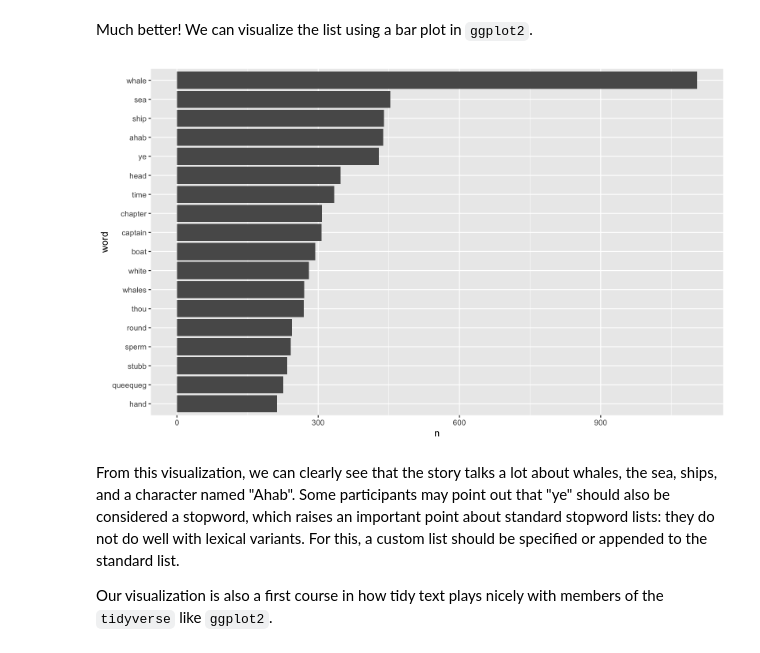
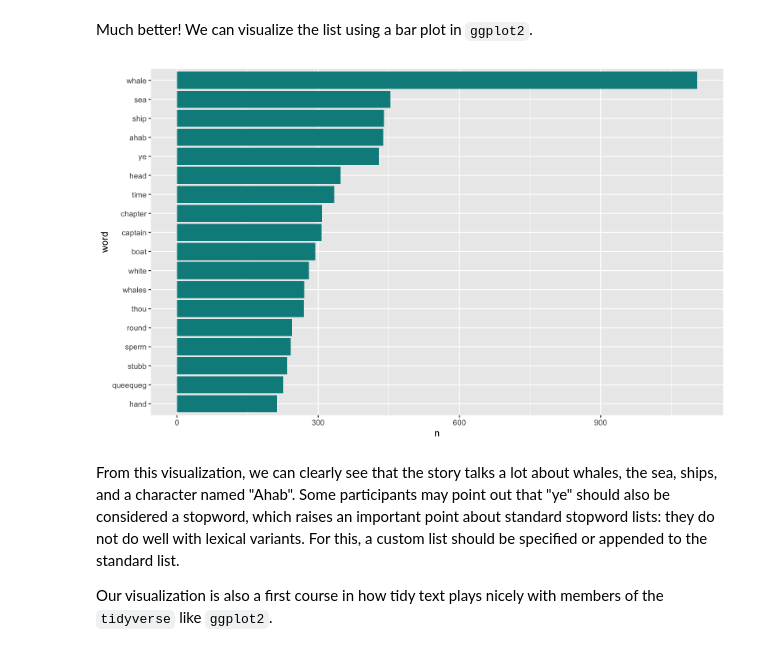
Before and after one commit to jerrybonnell/dhri-workshop-2022, a Jupyter notebook: jupyter/dhri2022_text_mining.ipynb, the cells around one changed output. Drawn from its saved outputs; the diff is of its cells as text; code cells hidden in the pictures.

```diff
--- a/jupyter/dhri2022_text_mining.ipynb
+++ b/jupyter/dhri2022_text_mining.ipynb
@@ -467,12 +474,12 @@ Much better! We can visualize the list using a bar plot in `ggplot2`.
 # %%
 tidy_moby_dick_stopworded %>%
   count(word, sort = TRUE) %>%
   filter(n > 200) %>%
   mutate(word = reorder(word, n)) %>%
-  ggplot() +
-  geom_bar(aes(x=n, y=word), stat="identity")
+  ggplot(aes(x=n, y=word)) +
+  geom_bar(stat="identity", fill = "darkcyan")
 # %% [output]
-[figure, old version]
+[figure, new version]
 # %% [markdown]
 From this visualization, we can clearly see that the story talks a lot about whales, the sea, ships,
 and a character named "Ahab". Some participants may point out that "ye" should also be considered a stopword, which raises an important point about standard stopword lists: they do not do well with lexical variants. For this, a custom list should be specified or appended to the standard list.
```
Also changed, not shown: parts of 108 cells of this notebook, 2 other files.
